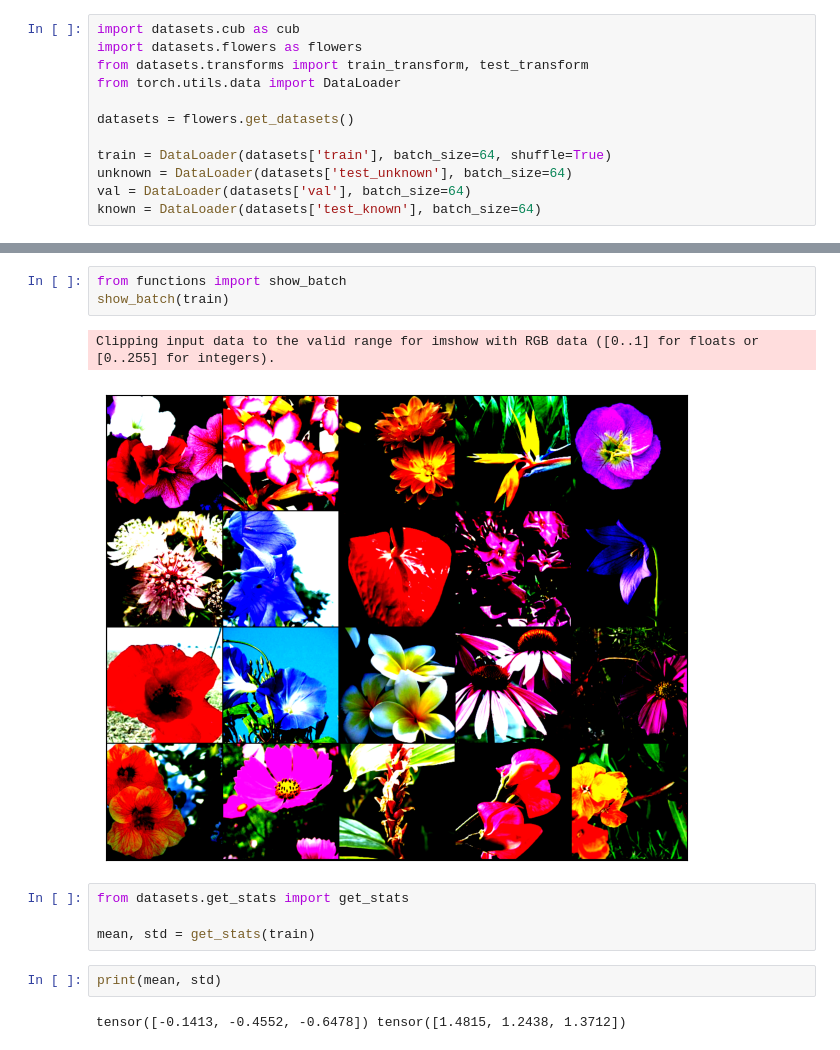
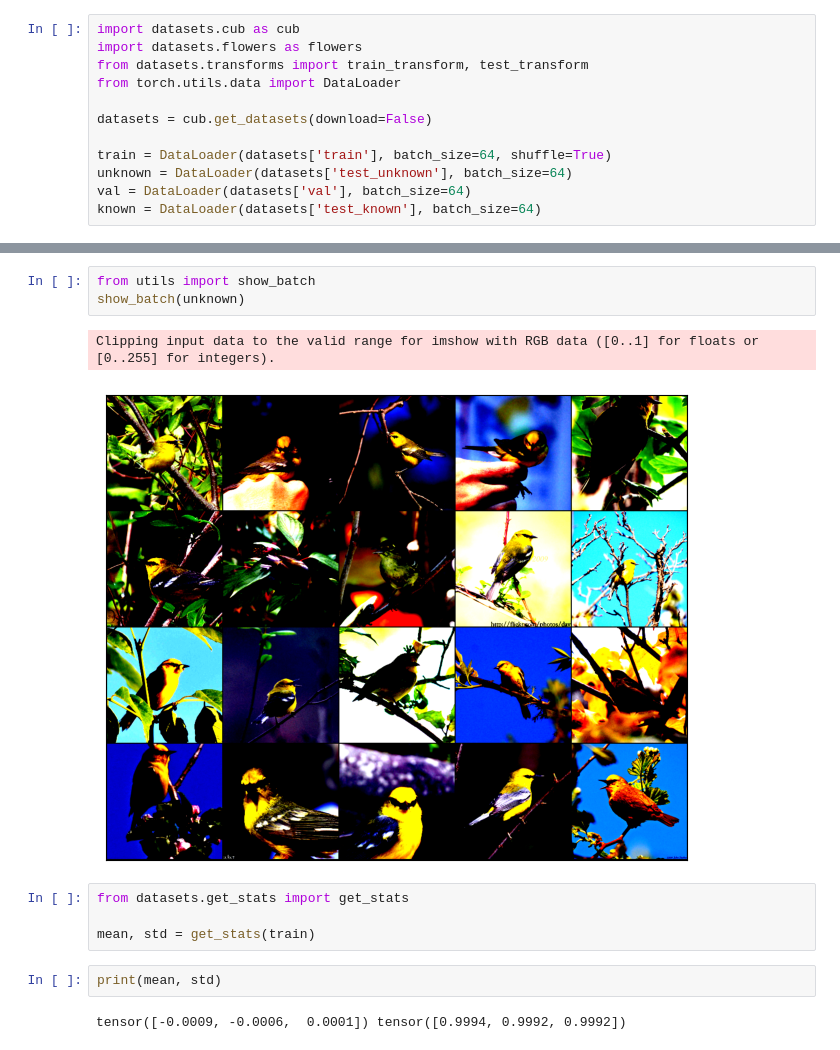
Before and after one commit to b-auricchio/wildlife_indent_cnn, a Jupyter notebook: notebook.ipynb, the cells around one changed output, grey strips where cells are left out. Cells and saved outputs as stored; diff of their text form.

Commit message:
(hopefully!) fixed cub dataset

```diff
--- a/notebook.ipynb
+++ b/notebook.ipynb
@@ -22,7 +12,7 @@ import datasets.flowers as flowers
 from datasets.transforms import train_transform, test_transform
 from torch.utils.data import DataLoader
 
-datasets = flowers.get_datasets()
+datasets = cub.get_datasets(download=False)
 
 train = DataLoader(datasets['train'], batch_size=64, shuffle=True)
 unknown = DataLoader(datasets['test_unknown'], batch_size=64)
@@ -53,9 +41,9 @@ plt.hist(class_dict.values())
 # %%
-from functions import show_batch
-show_batch(train)
+from utils import show_batch
+show_batch(unknown)
 # %% [output]
 Clipping input data to the valid range for imshow with RGB data ([0..1] for floats or [0..255] for integers).
-[figure, old version]
+[figure, new version]
 # %%
 from datasets.get_stats import get_stats
 
@@ -63,4 +51,4 @@ mean, std = get_stats(train)
 # %%
 print(mean, std)
 # %% [output]
-tensor([-0.1413, -0.4552, -0.6478]) tensor([1.4815, 1.2438, 1.3712])
+tensor([-0.0009, -0.0006,  0.0001]) tensor([0.9994, 0.9992, 0.9992])
```
Also changed, not shown: parts of 5 cells of this notebook, 3 other files.
